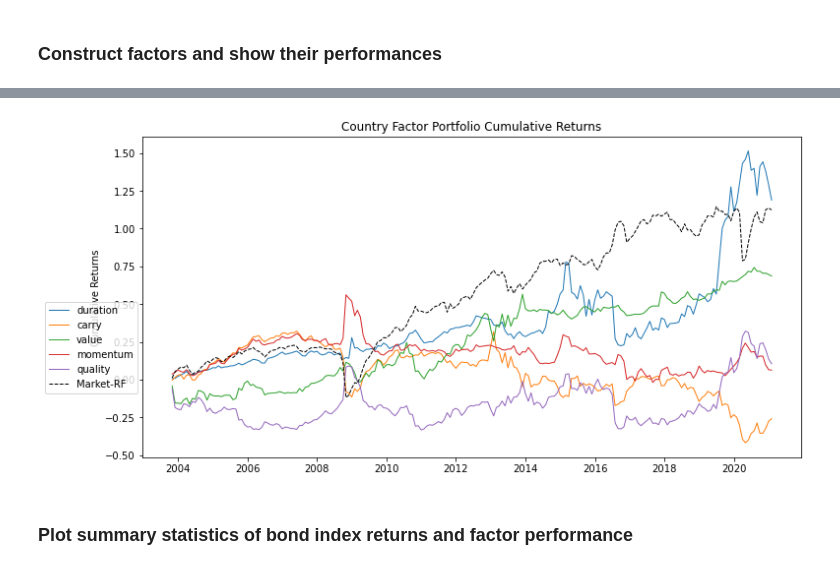
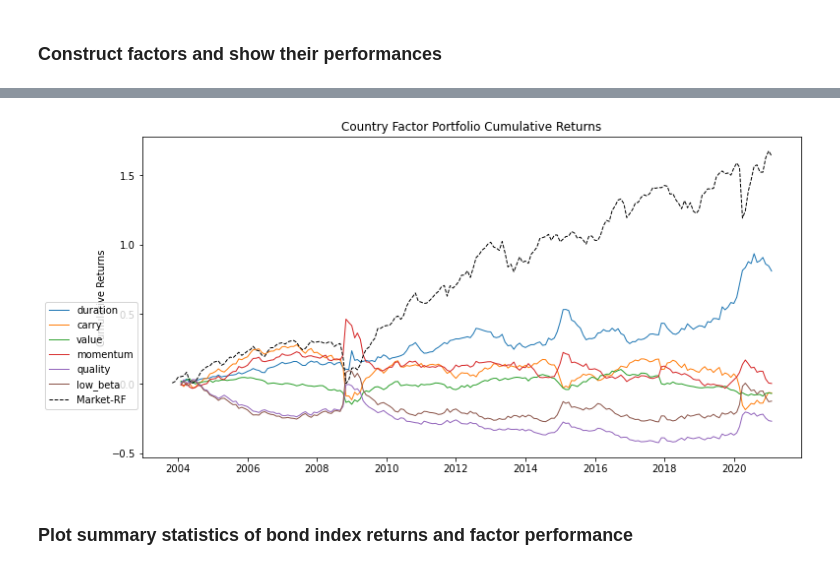
Before and after one commit to wingwingz/AFP, a Jupyter notebook: Risk Premia/bond.ipynb, the cells around one changed output, grey strips where cells are left out. Saved outputs shown, nothing was run; the diff lists cells and outputs as text; code cells hidden in the pictures.

```diff
--- a/Risk Premia/bond.ipynb
+++ b/Risk Premia/bond.ipynb
@@ -361,9 +391,9 @@ momentum_selected = momentum.loc[oas_monthly_selected['oas'].index, oas_monthly_
 # %% [markdown]
 ### Construct factors and show their performances
 # %%
-dur_factor_ret, dur_factor_port = construct_factor(dur_monthly_selected['dur'], bnd_index_excess_ret, ascending=False)
-carry_factor_ret, carry_factor_port = construct_factor(oas_monthly_selected['oas'], bnd_index_excess_ret, ascending=False)
-value_factor_ret, value_factor_port = construct_factor(value_residuals, bnd_index_excess_ret, ascending=False)
-mom_factor_ret, mom_factor_port = construct_factor(momentum_selected, bnd_index_excess_ret, ascending=False)
+dur_factor_ret, dur_factor_port = construct_factor(dur_monthly_selected['dur'], bnd_index_ret, ascending=False)
+carry_factor_ret, carry_factor_port = construct_factor(oas_monthly_selected['oas'], bnd_index_ret, ascending=False)
+value_factor_ret, value_factor_port = construct_factor(value_residuals, bnd_index_ret, ascending=False)
+mom_factor_ret, mom_factor_port = construct_factor(momentum_selected, bnd_index_ret, ascending=False)
+quality_factor_ret, quality_factor_port = construct_factor(rating_monthly_selected['rating'], bnd_index_ret, ascending=False)
+lowbeta_factor_ret, lowbeta_factor_port = construct_factor(dts_monthly_selected, bnd_index_ret, ascending=True)
-# %%
-quality_factor_ret, quality_factor_port = construct_factor(rating_monthly_selected['rating'], bnd_index_excess_ret, ascending=False)
@@ -373,18 +408,19 @@ eqw_ret.name = 'equal_weighted'
 # %%
-style_factors_ret = pd.concat([dur_factor_ret, carry_factor_ret, value_factor_ret, mom_factor_ret, quality_factor_ret], axis=1)
-style_factors = ['duration', 'carry', 'value', 'momentum', 'quality']
+style_factors_ret = pd.concat([dur_factor_ret, carry_factor_ret, value_factor_ret, mom_factor_ret, quality_factor_ret, lowbeta_factor_ret], axis=1)
+style_factors = ['duration', 'carry', 'value', 'momentum', 'quality', 'low_beta']
 style_factors_ret.columns = style_factors
 # %%
-style_factors_ret = style_factors_ret.join(eqw_ret)
+# style_factors_ret = style_factors_ret.join(eqw_ret)
 # %%
 style_factors_cum_ret = calc_cum_returns(style_factors_ret)
+bnch_excess_cum_ret = calc_cum_returns(bnch_excess_ret.loc[style_factors_ret.index])
 
 # Plot cumulative returns
-plot_perf(perf=[style_factors_cum_ret[x] for x in list(style_factors_cum_ret.columns.values)[:-1]],
-          perf_bm=style_factors_cum_ret['equal_weighted_cum_ret'],
-          label=['duration', 'carry', 'value', 'momentum', 'quality'],
+plot_perf(perf=[style_factors_cum_ret[x] for x in list(style_factors_cum_ret.columns.values)],
+          perf_bm=bnch_excess_cum_ret,
+          label=style_factors,
           title='Country Factor Portfolio Cumulative Returns')
 # %% [output]
-[figure, old version]
+[figure, new version]
 # %% [markdown]
 ### Plot summary statistics of bond index returns and factor performance
```
Also changed, not shown: parts of 37 cells of this notebook, 4 other files.
